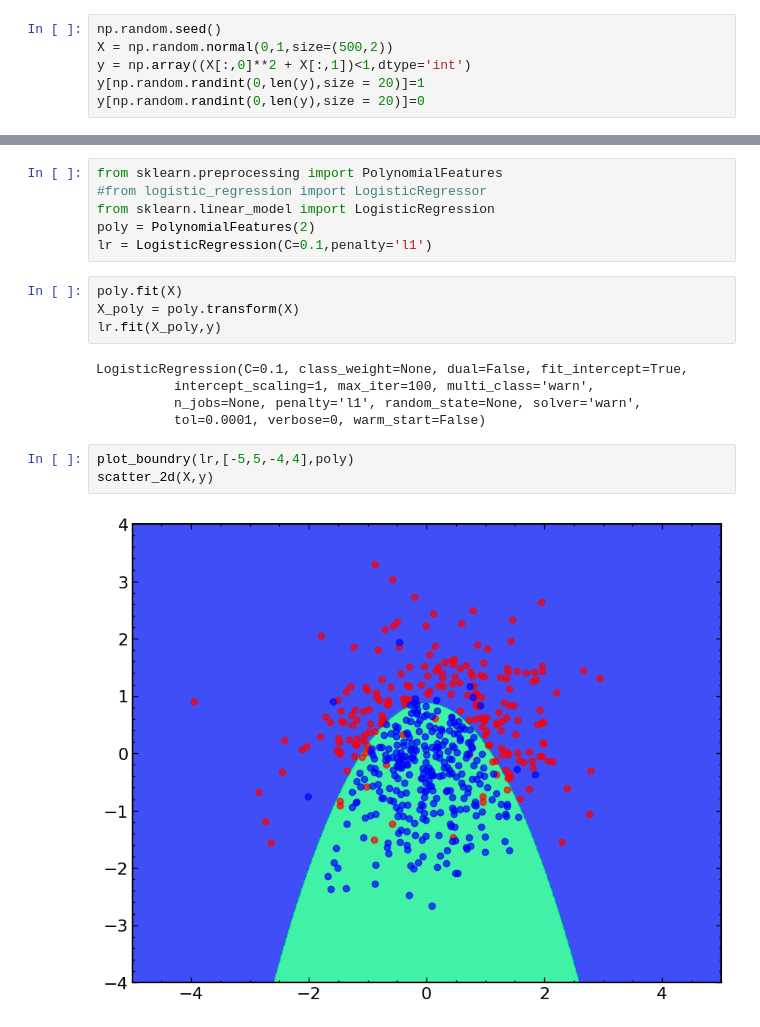
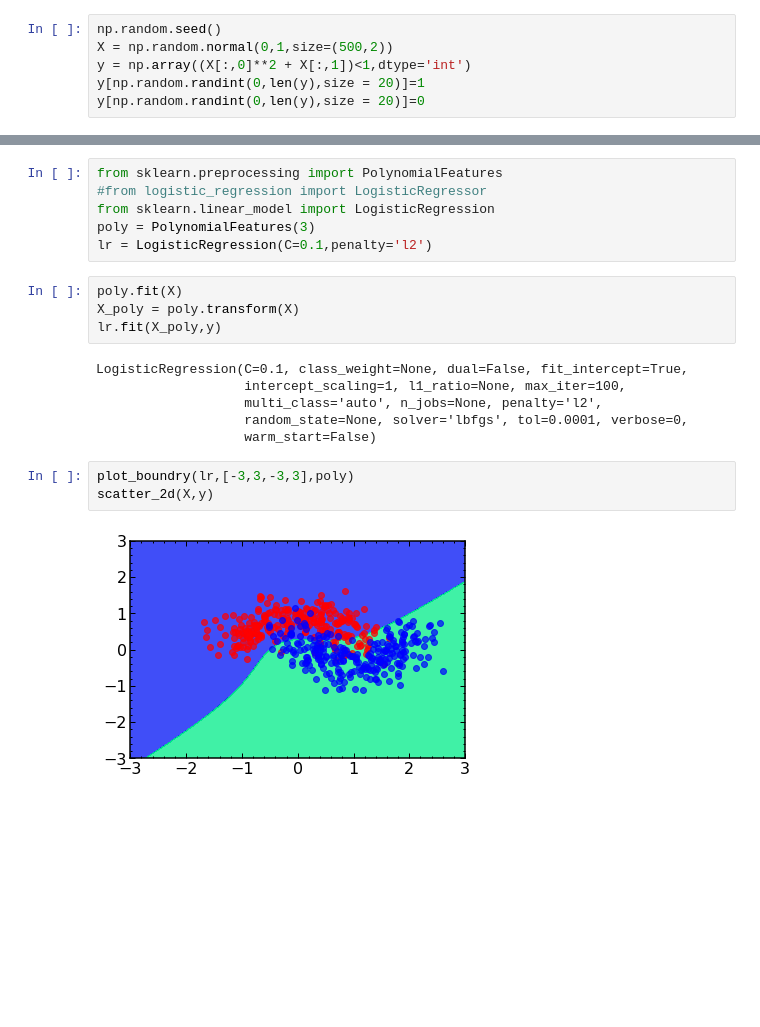
Before and after one commit to litterel/machine-learning, a Jupyter notebook: 09-logistic.ipynb, the cells around one changed output, grey strips where cells are left out. Cells and saved outputs as stored; diff of their text form; blank space fills up the shorter version.

```diff
--- a/09-logistic.ipynb
+++ b/09-logistic.ipynb
@@ -104,22 +108,23 @@ scatter_2d(X,y)
 from sklearn.preprocessing import PolynomialFeatures
 #from logistic_regression import LogisticRegressor
 from sklearn.linear_model import LogisticRegression
-poly = PolynomialFeatures(2)
-lr = LogisticRegression(C=0.1,penalty='l1')
+poly = PolynomialFeatures(3)
+lr = LogisticRegression(C=0.1,penalty='l2')
 # %%
 poly.fit(X)
 X_poly = poly.transform(X)
 lr.fit(X_poly,y)
 # %% [output]
 LogisticRegression(C=0.1, class_weight=None, dual=False, fit_intercept=True,
-          intercept_scaling=1, max_iter=100, multi_class='warn',
-          n_jobs=None, penalty='l1', random_state=None, solver='warn',
-          tol=0.0001, verbose=0, warm_start=False)
+                   intercept_scaling=1, l1_ratio=None, max_iter=100,
+                   multi_class='auto', n_jobs=None, penalty='l2',
+                   random_state=None, solver='lbfgs', tol=0.0001, verbose=0,
+                   warm_start=False)
 # %%
-plot_boundry(lr,[-5,5,-4,4],poly)
+plot_boundry(lr,[-3,3,-3,3],poly)
 scatter_2d(X,y)
 # %% [output]
-[figure, old version]
+[figure, new version]
 # %%
 np.random.seed()
 X = np.random.normal(0,1,size=(500,2))
```
Also changed, not shown: parts of 6 cells of this notebook, 4 other files.
